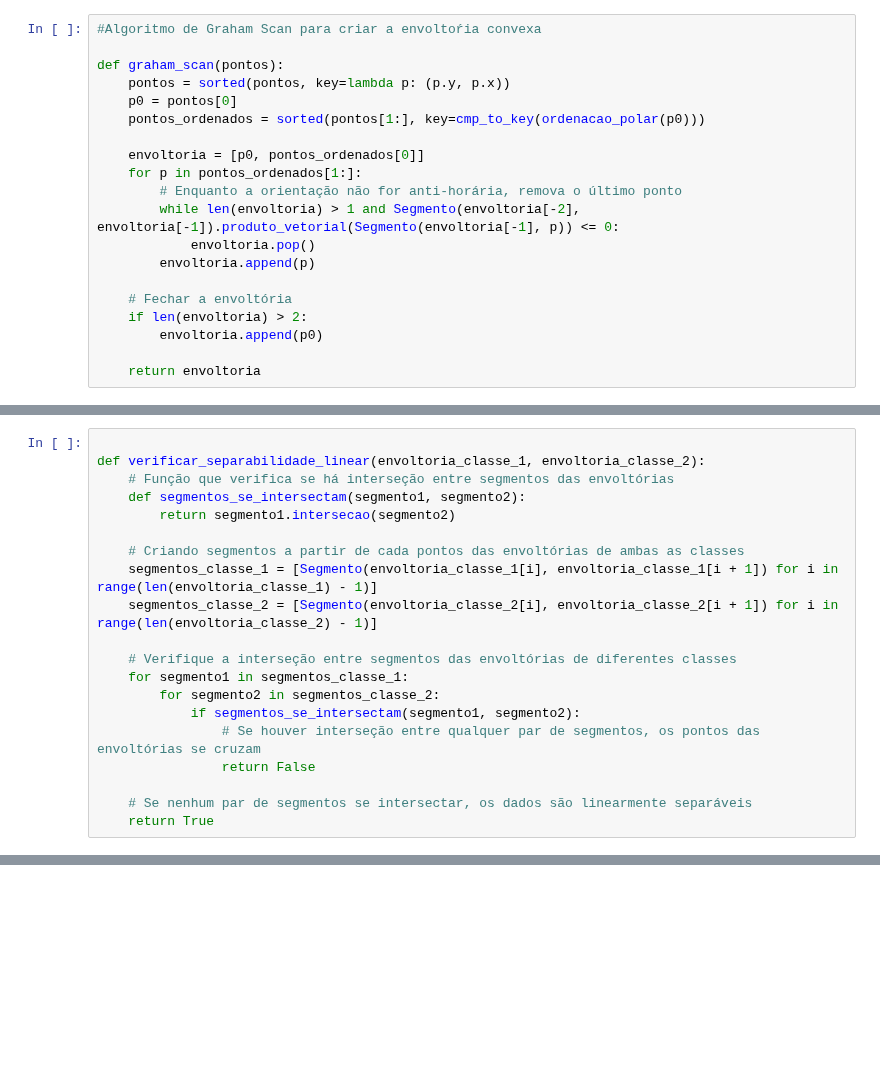
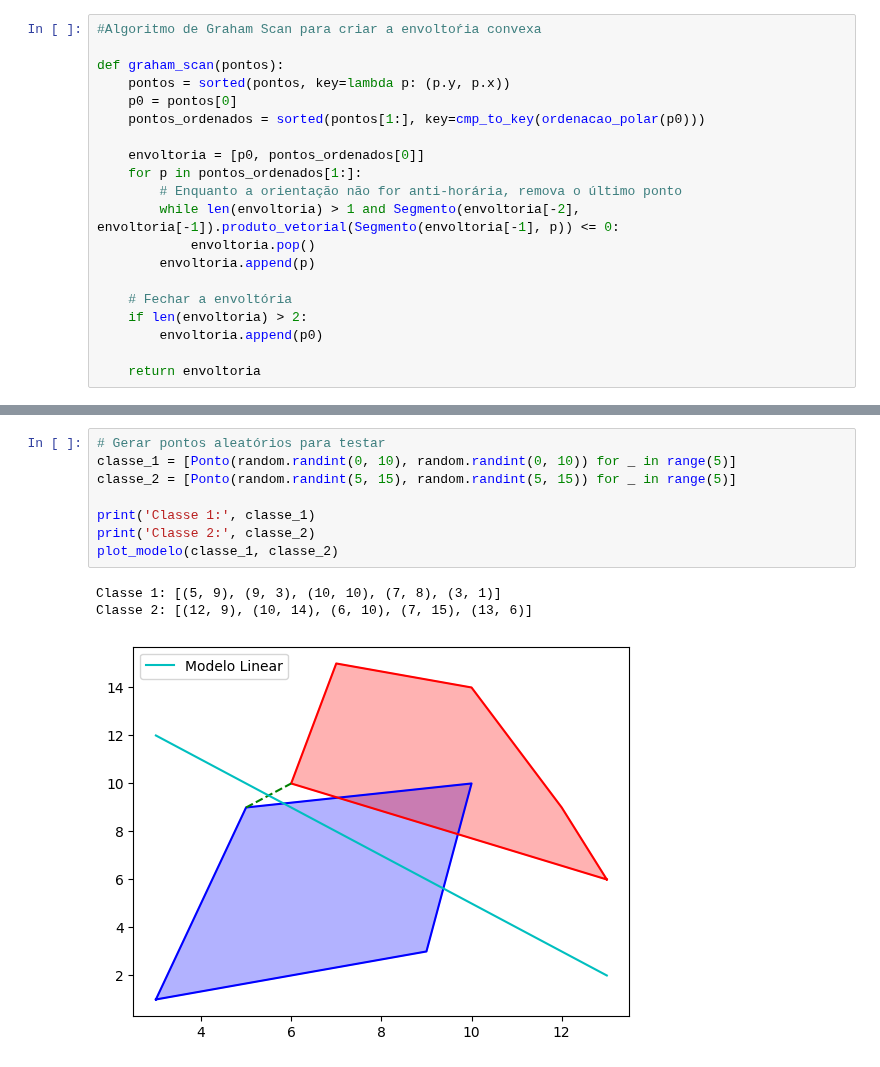
Before and after one commit to marcelomrad/Classificador_Linear, a Jupyter notebook: main.ipynb, the cells around one changed output, grey strips where cells are left out. Drawn from its saved outputs; the diff is of its cells as text; blank space fills up the shorter version.

```diff
--- a/main.ipynb
+++ b/main.ipynb
@@ -232,20 +206,0 @@ Os segmentos [(56, 76), (68, 16)] e [(66, 51), (56, 34)] se cruzam.
-# %%
-
-def verificar_separabilidade_linear(envoltoria_classe_1, envoltoria_classe_2):
-    # Função que verifica se há interseção entre segmentos das envoltórias
-    def segmentos_se_intersectam(segmento1, segmento2):
-        return segmento1.intersecao(segmento2)
-
-    # Criando segmentos a partir de cada pontos das envoltórias de ambas as classes
-    segmentos_classe_1 = [Segmento(envoltoria_classe_1[i], envoltoria_classe_1[i + 1]) for i in range(len(envoltoria_classe_1) - 1)]
-    segmentos_classe_2 = [Segmento(envoltoria_classe_2[i], envoltoria_classe_2[i + 1]) for i in range(len(envoltoria_classe_2) - 1)]
-
-    # Verifique a interseção entre segmentos das envoltórias de diferentes classes
-    for segmento1 in segmentos_classe_1:
-        for segmento2 in segmentos_classe_2:
-            if segmentos_se_intersectam(segmento1, segmento2):
-                # Se houver interseção entre qualquer par de segmentos, os pontos das envoltórias se cruzam
-                return False
-
-    # Se nenhum par de segmentos se intersectar, os dados são linearmente separáveis
-    return True
@@ -344,0 +347,12 @@ As envoltórias são independentes
+# %%
+# Gerar pontos aleatórios para testar
+classe_1 = [Ponto(random.randint(0, 10), random.randint(0, 10)) for _ in range(5)]
+classe_2 = [Ponto(random.randint(5, 15), random.randint(5, 15)) for _ in range(5)]
+
+print('Classe 1:', classe_1)
+print('Classe 2:', classe_2)
+plot_modelo(classe_1, classe_2)
+# %% [output]
+Classe 1: [(5, 9), (9, 3), (10, 10), (7, 8), (3, 1)]
+Classe 2: [(12, 9), (10, 14), (6, 10), (7, 15), (13, 6)]
+[figure, added]
```
Also changed, not shown: parts of 15 cells of this notebook.
